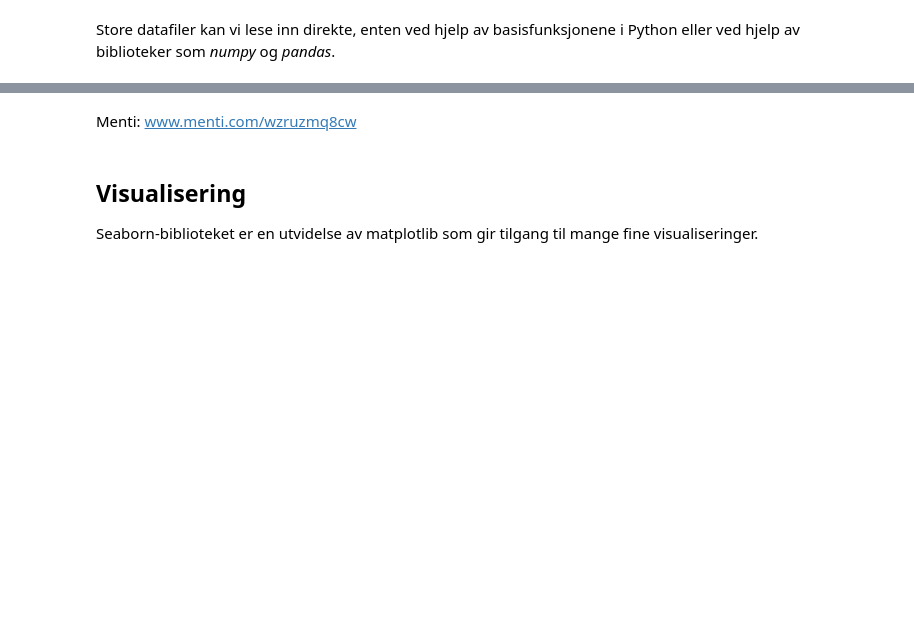
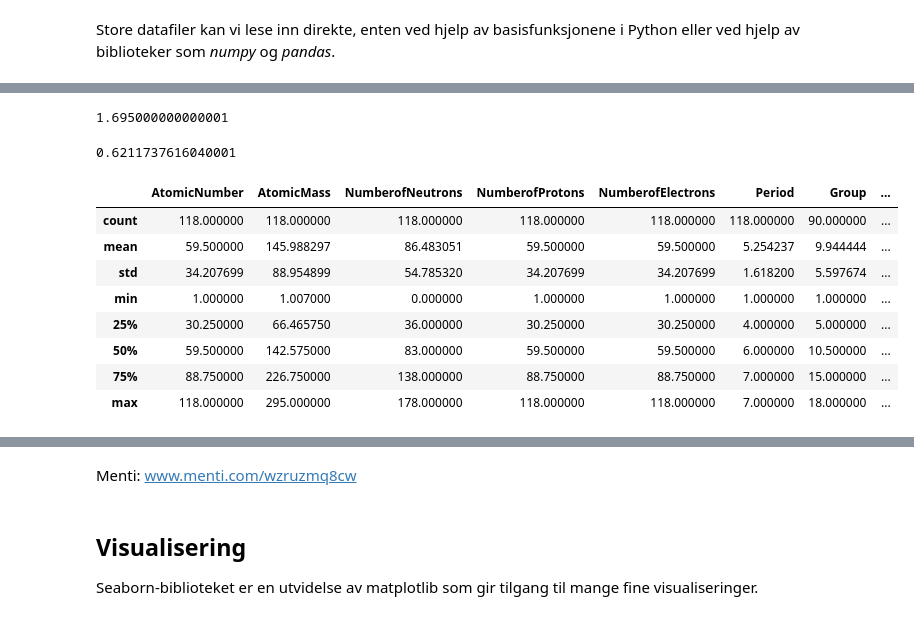
Before and after one commit to andreasdh/programmering-i-kjemi, a Jupyter notebook: docs/forelesninger/forelesning2_2021.ipynb, the cells around one changed output, grey strips where cells are left out. Cells and saved outputs as stored; diff of their text form; code cells hidden in the pictures; blank space fills up the shorter version.

```diff
--- a/docs/forelesninger/forelesning2_2021.ipynb
+++ b/docs/forelesninger/forelesning2_2021.ipynb
@@ -25,0 +96,20 @@ Store datafiler kan vi lese inn direkte, enten ved hjelp av basisfunksjonene i P
+# %%
+data["Electronegativity"].mean()
+# %% [output]
+1.695000000000001
+# %%
+data["Electronegativity"].std()
+# %% [output]
+0.6211737616040001
+# %%
+data.describe()
+# %% [output]
+|  | AtomicNumber | AtomicMass | NumberofNeutrons | NumberofProtons | NumberofElectrons | Period | Group | ... |
+| count | 118.000000 | 118.000000 | 118.000000 | 118.000000 | 118.000000 | 118.000000 | 90.000000 | ... |
+| mean | 59.500000 | 145.988297 | 86.483051 | 59.500000 | 59.500000 | 5.254237 | 9.944444 | ... |
+| std | 34.207699 | 88.954899 | 54.785320 | 34.207699 | 34.207699 | 1.618200 | 5.597674 | ... |
+| min | 1.000000 | 1.007000 | 0.000000 | 1.000000 | 1.000000 | 1.000000 | 1.000000 | ... |
+| 25% | 30.250000 | 66.465750 | 36.000000 | 30.250000 | 30.250000 | 4.000000 | 5.000000 | ... |
+| 50% | 59.500000 | 142.575000 | 83.000000 | 59.500000 | 59.500000 | 6.000000 | 10.500000 | ... |
+| 75% | 88.750000 | 226.750000 | 138.000000 | 88.750000 | 88.750000 | 7.000000 | 15.000000 | ... |
+| max | 118.000000 | 295.000000 | 178.000000 | 118.000000 | 118.000000 | 7.000000 | 18.000000 | ... |
```
Also changed, not shown: parts of 14 cells of this notebook.
